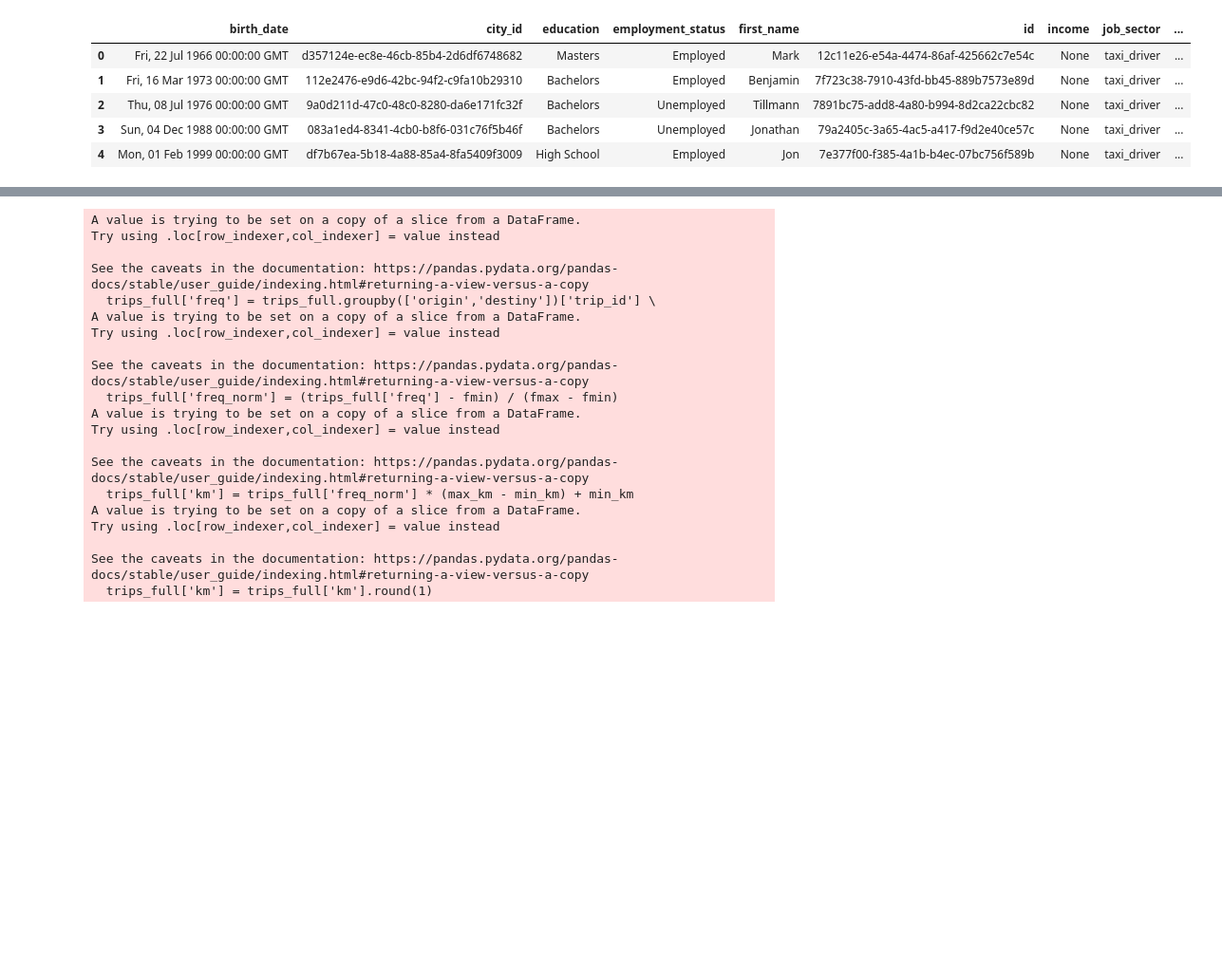
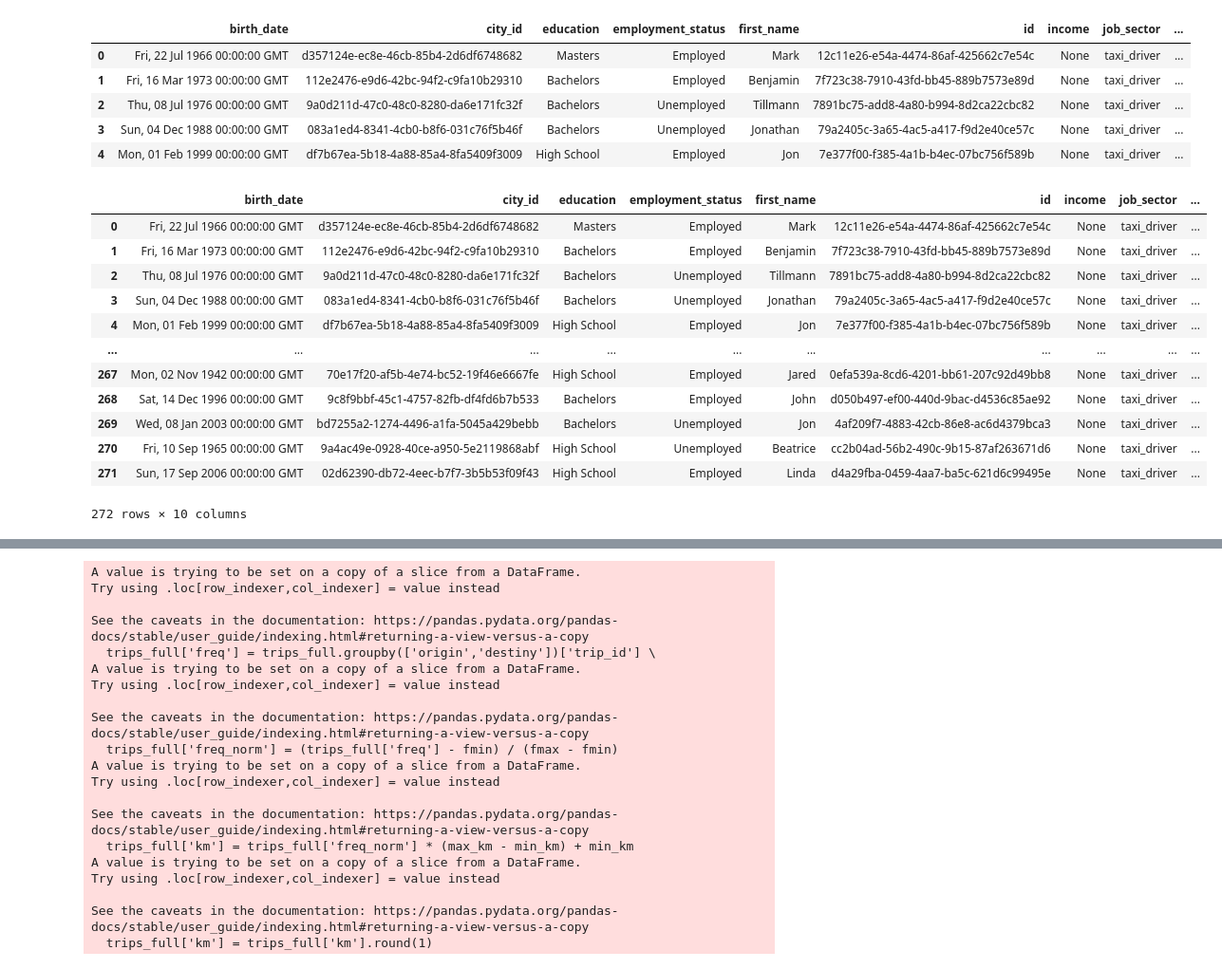
Before and after one commit to hjasier/FASEIII_2, a Jupyter notebook: tmp/generate_dataset.ipynb, the cells around one changed output, grey strips where cells are left out. Shown at 95% size. Cells and saved outputs as stored; diff of their text form; code cells hidden in the pictures; blank space fills up the shorter version.

```diff
--- a/tmp/generate_dataset.ipynb
+++ b/tmp/generate_dataset.ipynb
@@ -384,3 +384,19 @@ taxistas.head()
 | 2 | Thu, 08 Jul 1976 00:00:00 GMT | 9a0d211d-47c0-48c0-8280-da6e171fc32f | Bachelors | Unemployed | Tillmann | 7891bc75-add8-4a80-b994-8d2ca22cbc82 | None | taxi_driver | ... |
 | 3 | Sun, 04 Dec 1988 00:00:00 GMT | 083a1ed4-8341-4cb0-b8f6-031c76f5b46f | Bachelors | Unemployed | Jonathan | 79a2405c-3a65-4ac5-a417-f9d2e40ce57c | None | taxi_driver | ... |
 | 4 | Mon, 01 Feb 1999 00:00:00 GMT | df7b67ea-5b18-4a88-85a4-8fa5409f3009 | High School | Employed | Jon | 7e377f00-f385-4a1b-b4ec-07bc756f589b | None | taxi_driver | ... |
+# %%
+taxistas
+# %% [output]
+|  | birth_date | city_id | education | employment_status | first_name | id | income | job_sector | ... |
+| 0 | Fri, 22 Jul 1966 00:00:00 GMT | d357124e-ec8e-46cb-85b4-2d6df6748682 | Masters | Employed | Mark | 12c11e26-e54a-4474-86af-425662c7e54c | None | taxi_driver | ... |
+| 1 | Fri, 16 Mar 1973 00:00:00 GMT | 112e2476-e9d6-42bc-94f2-c9fa10b29310 | Bachelors | Employed | Benjamin | 7f723c38-7910-43fd-bb45-889b7573e89d | None | taxi_driver | ... |
+| 2 | Thu, 08 Jul 1976 00:00:00 GMT | 9a0d211d-47c0-48c0-8280-da6e171fc32f | Bachelors | Unemployed | Tillmann | 7891bc75-add8-4a80-b994-8d2ca22cbc82 | None | taxi_driver | ... |
+| 3 | Sun, 04 Dec 1988 00:00:00 GMT | 083a1ed4-8341-4cb0-b8f6-031c76f5b46f | Bachelors | Unemployed | Jonathan | 79a2405c-3a65-4ac5-a417-f9d2e40ce57c | None | taxi_driver | ... |
+| 4 | Mon, 01 Feb 1999 00:00:00 GMT | df7b67ea-5b18-4a88-85a4-8fa5409f3009 | High School | Employed | Jon | 7e377f00-f385-4a1b-b4ec-07bc756f589b | None | taxi_driver | ... |
+| ... | ... | ... | ... | ... | ... | ... | ... | ... | ... |
+| 267 | Mon, 02 Nov 1942 00:00:00 GMT | 70e17f20-af5b-4e74-bc52-19f46e6667fe | High School | Employed | Jared | 0efa539a-8cd6-4201-bb61-207c92d49bb8 | None | taxi_driver | ... |
+| 268 | Sat, 14 Dec 1996 00:00:00 GMT | 9c8f9bbf-45c1-4757-82fb-df4fd6b7b533 | Bachelors | Employed | John | d050b497-ef00-440d-9bac-d4536c85ae92 | None | taxi_driver | ... |
+| 269 | Wed, 08 Jan 2003 00:00:00 GMT | bd7255a2-1274-4496-a1fa-5045a429bebb | Bachelors | Unemployed | Jon | 4af209f7-4883-42cb-86e8-ac6d4379bca3 | None | taxi_driver | ... |
+| 270 | Fri, 10 Sep 1965 00:00:00 GMT | 9a4ac49e-0928-40ce-a950-5e2119868abf | High School | Unemployed | Beatrice | cc2b04ad-56b2-490c-9b15-87af263671d6 | None | taxi_driver | ... |
+| 271 | Sun, 17 Sep 2006 00:00:00 GMT | 02d62390-db72-4eec-b7f7-3b5b53f09f43 | High School | Employed | Linda | d4a29fba-0459-4aa7-ba5c-621d6c99495e | None | taxi_driver | ... |
+272 rows × 10 columns
```
Also changed, not shown: parts of 9 cells of this notebook, 7 other files.
